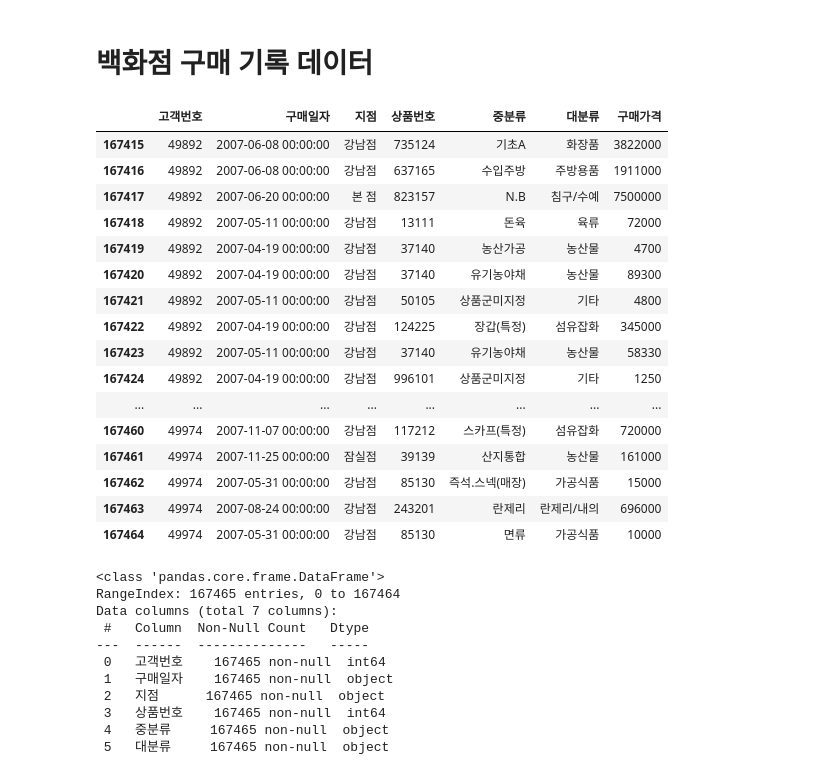
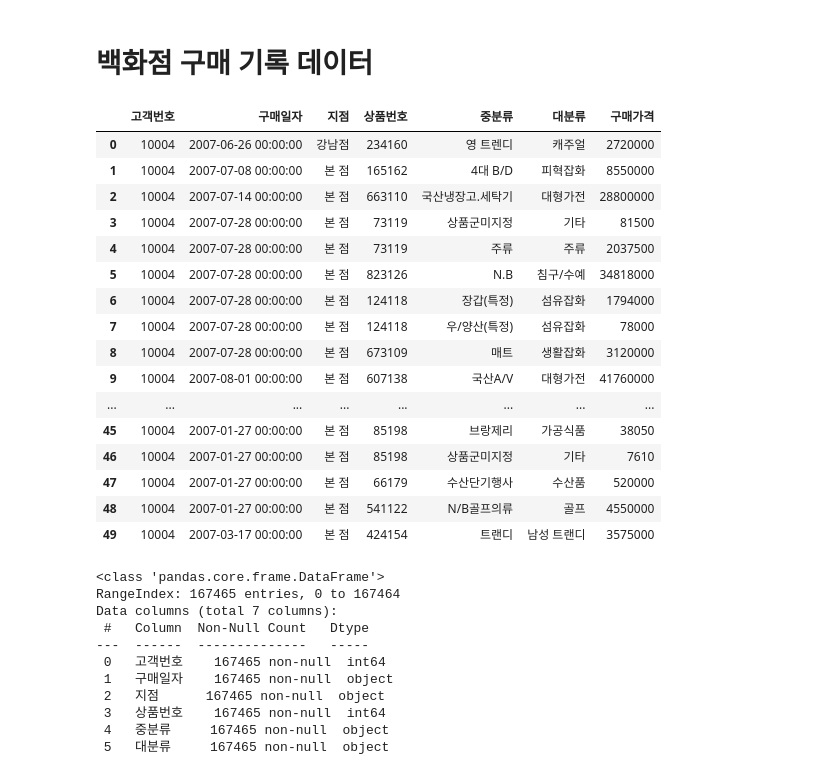
Before and after one commit to DoItSon/playdata, a Jupyter notebook: Python2/09_Pandas를_이용한_전처리.ipynb, the cells around one changed output. Saved outputs shown, nothing was run; the diff lists cells and outputs as text; code cells hidden in the pictures.

```diff
--- a/Python2/09_Pandas를_이용한_전처리.ipynb
+++ b/Python2/09_Pandas를_이용한_전처리.ipynb
@@ -1112,25 +1107,25 @@ DATA_PATH = "/content/drive/MyDrive/data/"
 # 백화점 구매 기록 데이터
 # %%
 df = pd.read_csv(f"{DATA_PATH}trans_train.csv")
-df.tail(50)
+df.head(50)
 # %% [output]
 |  | 고객번호 | 구매일자 | 지점 | 상품번호 | 중분류 | 대분류 | 구매가격 |
-| 167415 | 49892 | 2007-06-08 00:00:00 | 강남점 | 735124 | 기초A | 화장품 | 3822000 |
-| 167416 | 49892 | 2007-06-08 00:00:00 | 강남점 | 637165 | 수입주방 | 주방용품 | 1911000 |
-| 167417 | 49892 | 2007-06-20 00:00:00 | 본 점 | 823157 | N.B | 침구/수예 | 7500000 |
-| 167418 | 49892 | 2007-05-11 00:00:00 | 강남점 | 13111 | 돈육 | 육류 | 72000 |
-| 167419 | 49892 | 2007-04-19 00:00:00 | 강남점 | 37140 | 농산가공 | 농산물 | 4700 |
-| 167420 | 49892 | 2007-04-19 00:00:00 | 강남점 | 37140 | 유기농야채 | 농산물 | 89300 |
-| 167421 | 49892 | 2007-05-11 00:00:00 | 강남점 | 50105 | 상품군미지정 | 기타 | 4800 |
-| 167422 | 49892 | 2007-04-19 00:00:00 | 강남점 | 124225 | 장갑(특정) | 섬유잡화 | 345000 |
-| 167423 | 49892 | 2007-05-11 00:00:00 | 강남점 | 37140 | 유기농야채 | 농산물 | 58330 |
-| 167424 | 49892 | 2007-04-19 00:00:00 | 강남점 | 996101 | 상품군미지정 | 기타 | 1250 |
+| 0 | 10004 | 2007-06-26 00:00:00 | 강남점 | 234160 | 영 트렌디 | 캐주얼 | 2720000 |
+| 1 | 10004 | 2007-07-08 00:00:00 | 본 점 | 165162 | 4대 B/D | 피혁잡화 | 8550000 |
+| 2 | 10004 | 2007-07-14 00:00:00 | 본 점 | 663110 | 국산냉장고.세탁기 | 대형가전 | 28800000 |
+| 3 | 10004 | 2007-07-28 00:00:00 | 본 점 | 73119 | 상품군미지정 | 기타 | 81500 |
+| 4 | 10004 | 2007-07-28 00:00:00 | 본 점 | 73119 | 주류 | 주류 | 2037500 |
+| 5 | 10004 | 2007-07-28 00:00:00 | 본 점 | 823126 | N.B | 침구/수예 | 34818000 |
+| 6 | 10004 | 2007-07-28 00:00:00 | 본 점 | 124118 | 장갑(특정) | 섬유잡화 | 1794000 |
+| 7 | 10004 | 2007-07-28 00:00:00 | 본 점 | 124118 | 우/양산(특정) | 섬유잡화 | 78000 |
+| 8 | 10004 | 2007-07-28 00:00:00 | 본 점 | 673109 | 매트 | 생활잡화 | 3120000 |
+| 9 | 10004 | 2007-08-01 00:00:00 | 본 점 | 607138 | 국산A/V | 대형가전 | 41760000 |
 | ... | ... | ... | ... | ... | ... | ... | ... |
-| 167460 | 49974 | 2007-11-07 00:00:00 | 강남점 | 117212 | 스카프(특정) | 섬유잡화 | 720000 |
-| 167461 | 49974 | 2007-11-25 00:00:00 | 잠실점 | 39139 | 산지통합 | 농산물 | 161000 |
-| 167462 | 49974 | 2007-05-31 00:00:00 | 강남점 | 85130 | 즉석.스넥(매장) | 가공식품 | 15000 |
-| 167463 | 49974 | 2007-08-24 00:00:00 | 강남점 | 243201 | 란제리 | 란제리/내의 | 696000 |
-| 167464 | 49974 | 2007-05-31 00:00:00 | 강남점 | 85130 | 면류 | 가공식품 | 10000 |
+| 45 | 10004 | 2007-01-27 00:00:00 | 본 점 | 85198 | 브랑제리 | 가공식품 | 38050 |
+| 46 | 10004 | 2007-01-27 00:00:00 | 본 점 | 85198 | 상품군미지정 | 기타 | 7610 |
+| 47 | 10004 | 2007-01-27 00:00:00 | 본 점 | 66179 | 수산단기행사 | 수산품 | 520000 |
+| 48 | 10004 | 2007-01-27 00:00:00 | 본 점 | 541122 | N/B골프의류 | 골프 | 4550000 |
+| 49 | 10004 | 2007-03-17 00:00:00 | 본 점 | 424154 | 트랜디 | 남성 트랜디 | 3575000 |
 # %%
 df.info()
 # %% [output]
```
Also changed, not shown: parts of 12 cells of this notebook.
